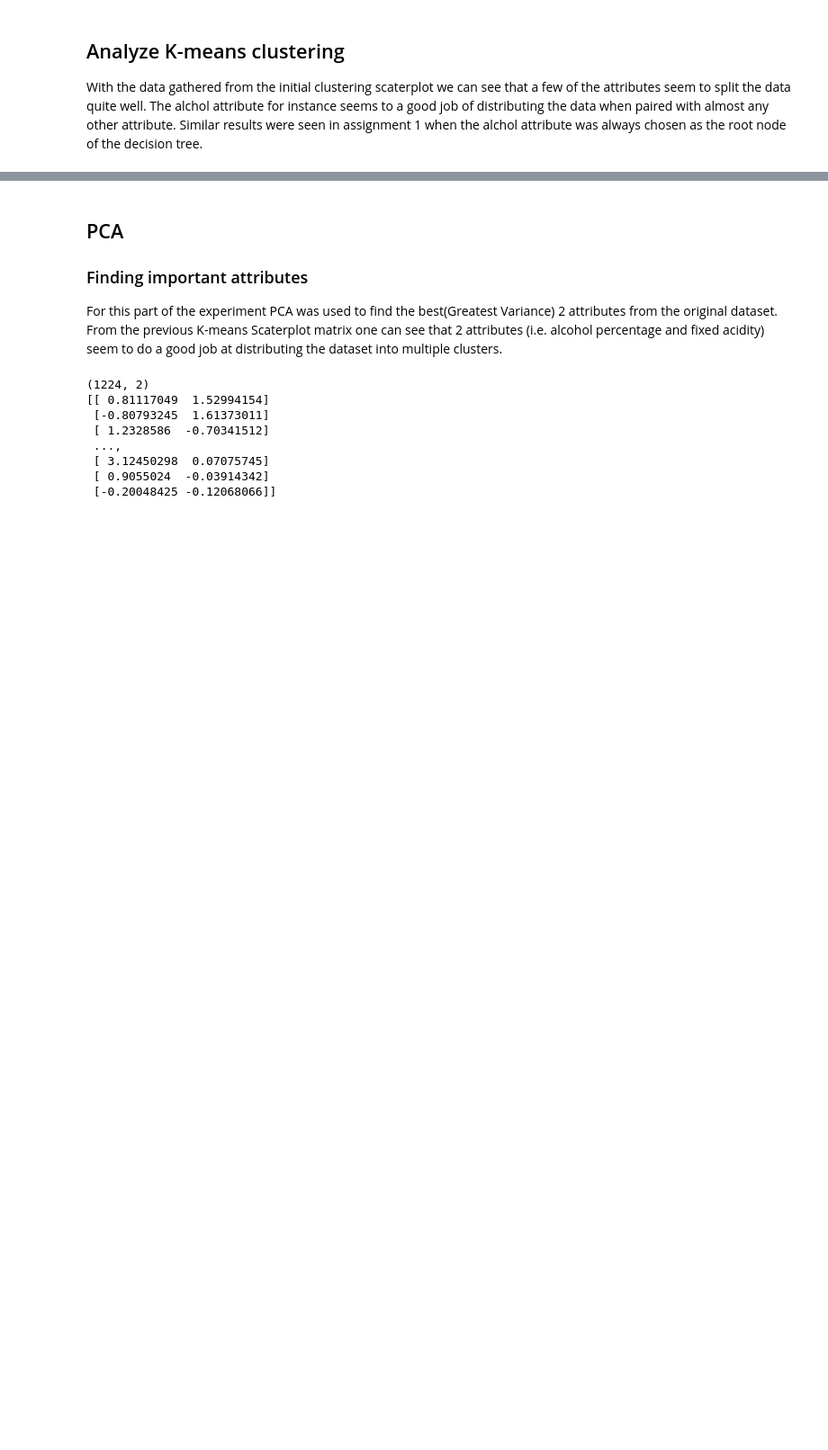
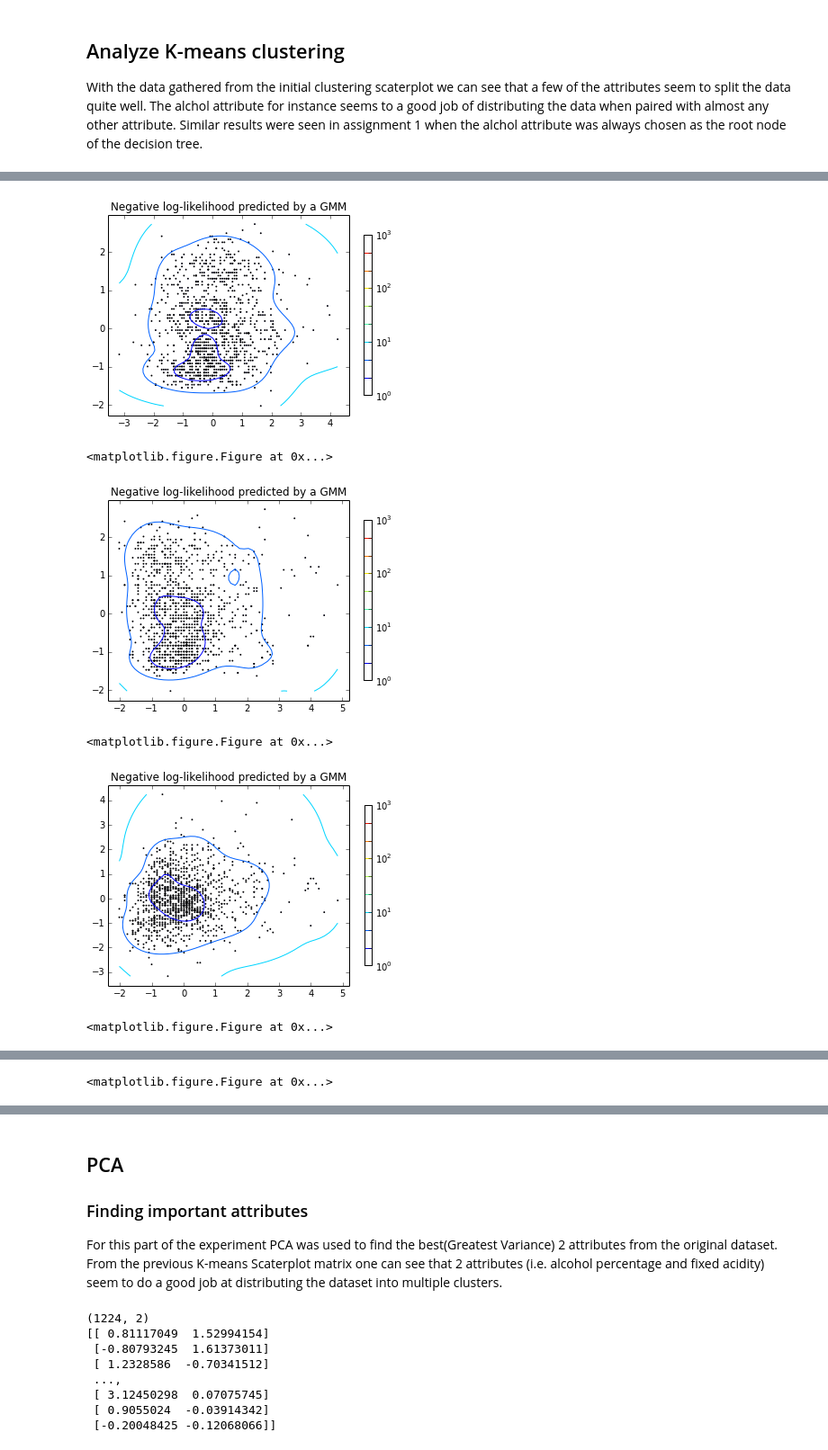
Before and after one commit to nickrobinson/UnsupervisedLearning, a Jupyter notebook: src/Unsupervised.ipynb, the cells around one changed output, grey strips where cells are left out. Shown at 90% size. Saved outputs shown, nothing was run; the diff lists cells and outputs as text; code cells hidden in the pictures; blank space fills up the shorter version.

```diff
--- a/src/Unsupervised.ipynb
+++ b/src/Unsupervised.ipynb
@@ -28,3 +27,8 @@ data.loadData(datafile)
+# %%
+datafile = '../data/winequality-white.csv'
+data = Wines()
+data.loadData(datafile)
+winedata = {'fixed acidity': 0, 'volatile acidity': 1, 'citric acid': 2, 'residual sugar': 3, 'chlorides': 4, 'free sulfur dioxide': 5, 'total sulfur dioxide': 6, 'density': 7, 'pH': 8, 'sulphates': 9, 'alcohol': 10}
 # %%
 X, y = shuffle(data.data, data.target, random_state=5)
 X = X.astype(np.float64)
@@ -117,0 +130,43 @@ With the data gathered from the initial clustering scaterplot we can see that a
+# %%
+#Normalize X_train
+X_normalized = preprocessing.scale(X_train)
+
+a = X_normalized[:,winedata['pH']]
+b = X_normalized[:,winedata['alcohol']]
+c = X_normalized[:,winedata['sulphates']]
+d = X_normalized[:,winedata['fixed acidity']]
+X_subset = []
+X_subset.append(np.column_stack((a,b)))
+X_subset.append(np.column_stack((c,b)))
+X_subset.append(np.column_stack((c,a)))
+X_subset.append(np.column_stack((a,d)))
+
+for x_entry in X_subset:
+    # fit a Gaussian Mixture Model with two components
+    clf = mixture.GMM(n_components=10, covariance_type='diag')
+    clf.fit(x_entry)
+
+    # display predicted scores by the model as a contour plot
+    x = np.linspace(x_entry[:, 0].min(), x_entry[:, 0].max())
+    y = np.linspace(x_entry[:, 1].min(), x_entry[:, 1].max())
+    X, Y = np.meshgrid(x, y)
+    XX = np.array([X.ravel(), Y.ravel()]).T
+    Z = -clf.score_samples(XX)[0]
+    Z = Z.reshape(X.shape)
+
+    CS = plt.contour(X, Y, Z, norm=LogNorm(vmin=1.0, vmax=1000.0),
+            levels=np.logspace(0, 3, 10))
+    CB = plt.colorbar(CS, shrink=0.8, extend='both')
+    plt.scatter(x_entry[:, 0], x_entry[:, 1], .8)
+
+    plt.title('Negative log-likelihood predicted by a GMM')
+    plt.axis('tight')
+    plt.figure(figsize=(20,20))
+    plt.show()
+# %% [output]
+[figure, added]
+<matplotlib.figure.Figure at 0x...>
+[figure, added]
+<matplotlib.figure.Figure at 0x...>
+[figure, added]
+<matplotlib.figure.Figure at 0x...>
@@ -117,0 +174 @@ With the data gathered from the initial clustering scaterplot we can see that a
+<matplotlib.figure.Figure at 0x...>
```
Also changed, not shown: parts of 34 cells of this notebook, 1 other file.
